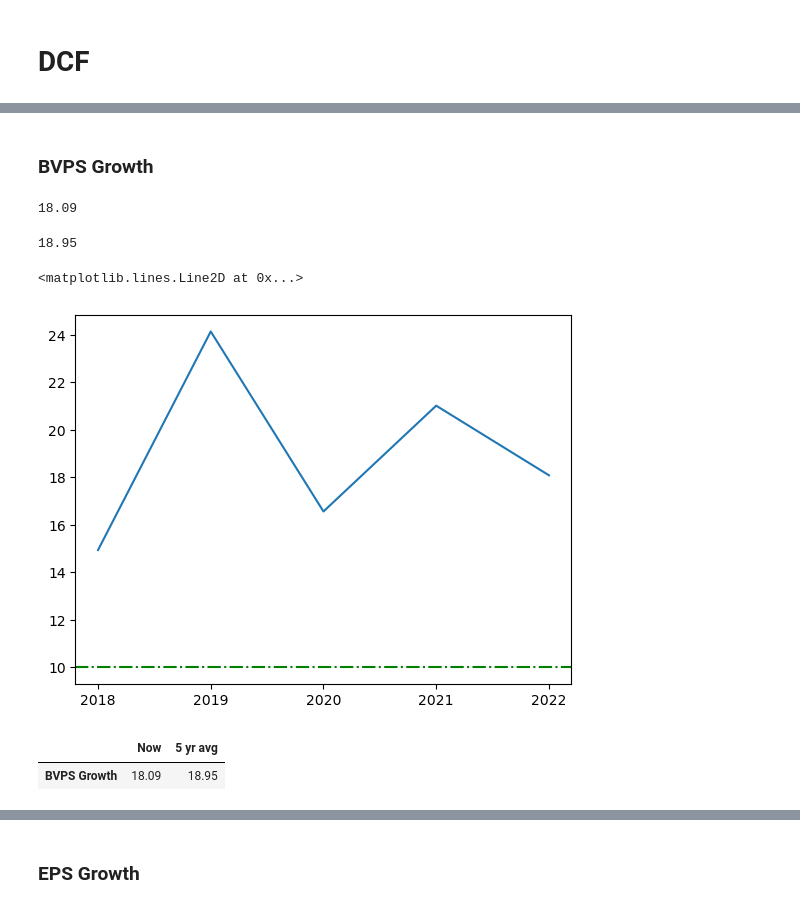
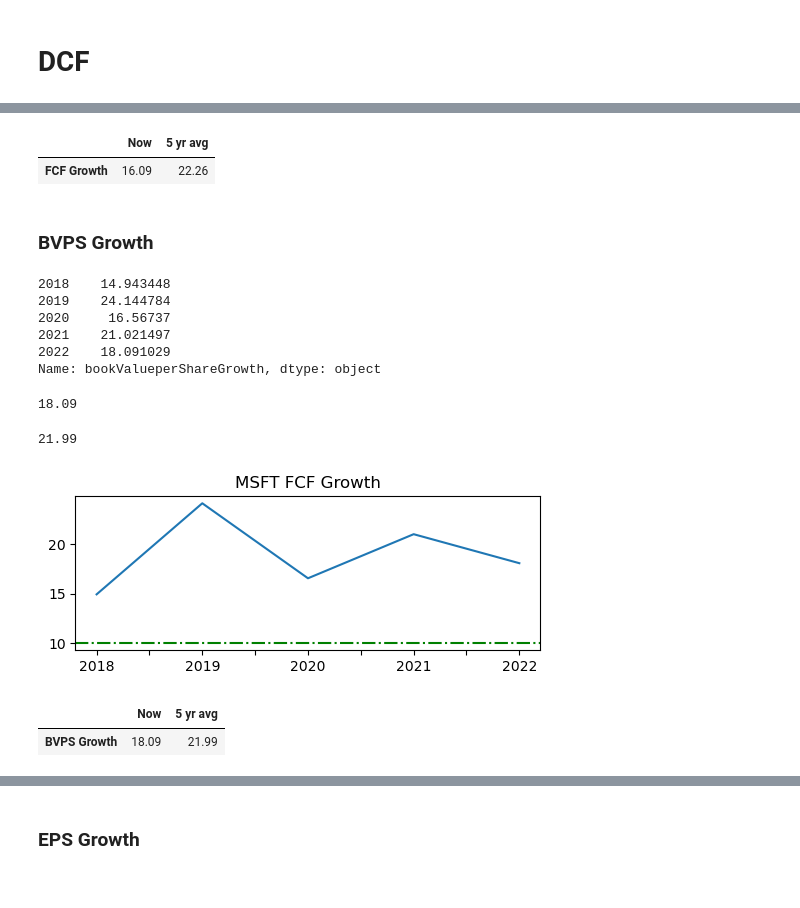
Before and after one commit to xitxat/FundamentalAnalysis, a Jupyter notebook: FA/Value01.ipynb, the cells around one changed output, grey strips where cells are left out. Cells and saved outputs as stored; diff of their text form; code cells hidden in the pictures.

Commit message:
growth Charts

```diff
--- a/FA/Value01.ipynb
+++ b/FA/Value01.ipynb
@@ -49,3 +55,4 @@ Financial Statement Growth
 # %%
-fin_Growth = fa.financial_statement_growth(ticker, api_key, period="annual",  limit = 12)
+#   fa.financial_statement_growth
+fin_Growth = fa.financial_statement_growth(ticker, api_key, period="annual",  )
 fin_Growth
@@ -70,8 +161,22 @@ fin_Growth
+# %%
+#   FCF Growth df_
+df_fcf_Growth = pd.DataFrame([[fcf_Growth_Current  , fcf_Growth_Mean_5yr]] , columns=['Now','5 yr avg'] , index =['FCF Growth'] )
+df_fcf_Growth
+# %% [output]
+|  | Now | 5 yr avg |
+| FCF Growth | 16.09 | 22.26 |
 # %% [markdown]
 ### BVPS Growth
 # %%
-bvps_Growth =fin_Growth.loc['bookValueperShareGrowth'].iloc[::-1] * 100
-bvps_Growth
+bvps_Growth_5yr =fin_Growth.loc['bookValueperShareGrowth'].head().iloc[::-1] * 100
+bvps_Growth_5yr
+# %% [output]
+2018    14.943448
+2019    24.144784
+2020     16.56737
+2021    21.021497
+2022    18.091029
+Name: bookValueperShareGrowth, dtype: object
 # %%
 #   BVPS Growth _Current
 bvps_Growth_Current = bvps_Growth.iloc[-1]
@@ -85,18 +190,18 @@ bvps_Growth_Mean_5yr = bvps_Growth.mean()
 bvps_Growth_Mean_5yr = float(bvps_Growth_Mean_5yr).__round__(2)
 bvps_Growth_Mean_5yr
 # %% [output]
-18.95
+21.99
 # %%
-plt.plot(bvps_Growth)
+bvps_Growth_5yr.plot(figsize=(6,2),  title= f'{ticker} FCF Growth')
 plt.axhline(y=10, color='g', linestyle='-.')
+plt.savefig('ImgCollect\\bvpsGrowth_5yr.png') # prep for export
 # %% [output]
-<matplotlib.lines.Line2D at 0x...>
-[figure, old version]
+[figure, new version]
 # %%
 #   BVPS Growth df_
 df_bvps_Growth = pd.DataFrame([[bvps_Growth_Current  , bvps_Growth_Mean_5yr]] , columns=['Now','5 yr avg'] , index =['BVPS Growth'] )
 df_bvps_Growth
 # %% [output]
 |  | Now | 5 yr avg |
-| BVPS Growth | 18.09 | 18.95 |
+| BVPS Growth | 18.09 | 21.99 |
 # %%
```
Also changed, not shown: parts of 30 cells of this notebook, 8 other files.
